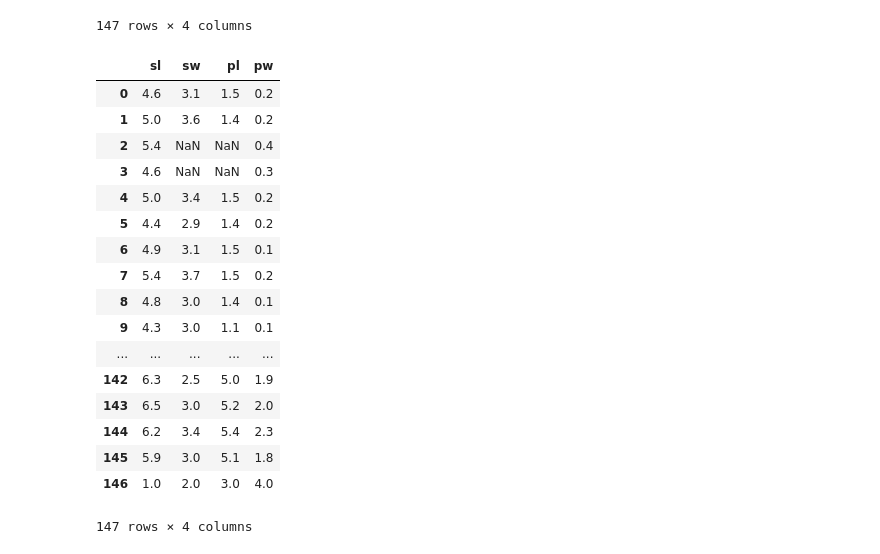
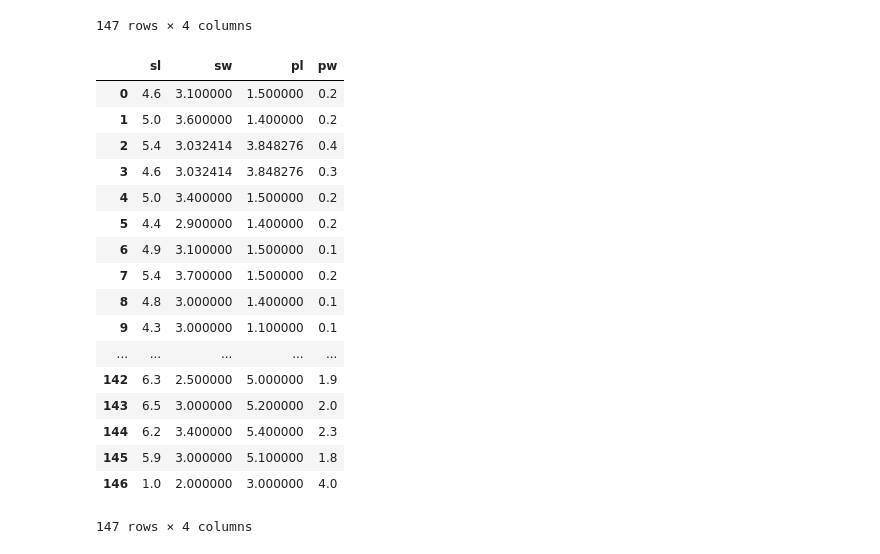
Before and after one commit to deepakkasera/Machine-Learning, a Jupyter notebook: Pandas/Pandas2.ipynb, the cells around one changed output. Saved outputs shown, nothing was run; the diff lists cells and outputs as text; code cells hidden in the pictures.

```diff
--- a/Pandas/Pandas2.ipynb
+++ b/Pandas/Pandas2.ipynb
@@ -162,24 +162,25 @@ df
 | 146 | 1.0 | 2.0 | 3.0 | 4.0 |
 147 rows × 4 columns
 # %%
-df.pl.fillna(df.pl.mean())
+df.pl.fillna(df.pl.mean(), inplace = True)
+df.sw.fillna(df.sw.mean(), inplace = True)
 df
 # %% [output]
 |  | sl | sw | pl | pw |
-| 0 | 4.6 | 3.1 | 1.5 | 0.2 |
-| 1 | 5.0 | 3.6 | 1.4 | 0.2 |
-| 2 | 5.4 | NaN | NaN | 0.4 |
-| 3 | 4.6 | NaN | NaN | 0.3 |
-| 4 | 5.0 | 3.4 | 1.5 | 0.2 |
-| 5 | 4.4 | 2.9 | 1.4 | 0.2 |
-| 6 | 4.9 | 3.1 | 1.5 | 0.1 |
-| 7 | 5.4 | 3.7 | 1.5 | 0.2 |
-| 8 | 4.8 | 3.0 | 1.4 | 0.1 |
-| 9 | 4.3 | 3.0 | 1.1 | 0.1 |
+| 0 | 4.6 | 3.100000 | 1.500000 | 0.2 |
+| 1 | 5.0 | 3.600000 | 1.400000 | 0.2 |
+| 2 | 5.4 | 3.032414 | 3.848276 | 0.4 |
+| 3 | 4.6 | 3.032414 | 3.848276 | 0.3 |
+| 4 | 5.0 | 3.400000 | 1.500000 | 0.2 |
+| 5 | 4.4 | 2.900000 | 1.400000 | 0.2 |
+| 6 | 4.9 | 3.100000 | 1.500000 | 0.1 |
+| 7 | 5.4 | 3.700000 | 1.500000 | 0.2 |
+| 8 | 4.8 | 3.000000 | 1.400000 | 0.1 |
+| 9 | 4.3 | 3.000000 | 1.100000 | 0.1 |
 | ... | ... | ... | ... | ... |
-| 142 | 6.3 | 2.5 | 5.0 | 1.9 |
-| 143 | 6.5 | 3.0 | 5.2 | 2.0 |
-| 144 | 6.2 | 3.4 | 5.4 | 2.3 |
-| 145 | 5.9 | 3.0 | 5.1 | 1.8 |
-| 146 | 1.0 | 2.0 | 3.0 | 4.0 |
+| 142 | 6.3 | 2.500000 | 5.000000 | 1.9 |
+| 143 | 6.5 | 3.000000 | 5.200000 | 2.0 |
+| 144 | 6.2 | 3.400000 | 5.400000 | 2.3 |
+| 145 | 5.9 | 3.000000 | 5.100000 | 1.8 |
+| 146 | 1.0 | 2.000000 | 3.000000 | 4.0 |
 147 rows × 4 columns
```
Also changed, not shown: 1 other file.
